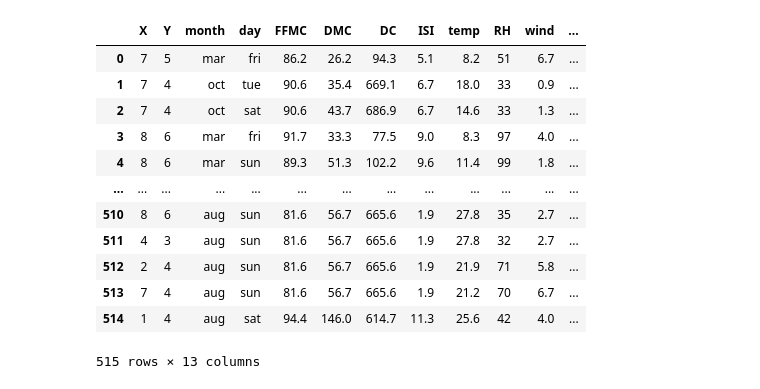
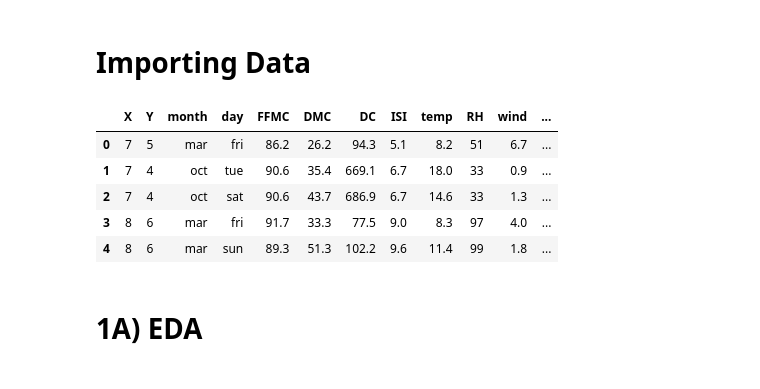
Before and after one commit to hasanhaider2468/STAT-6430, a Jupyter notebook: Project_2/Problem_1.ipynb, the cells around one changed output. Saved outputs shown, nothing was run; the diff lists cells and outputs as text; code cells hidden in the pictures.

```diff
--- a/Project_2/Problem_1.ipynb
+++ b/Project_2/Problem_1.ipynb
@@ -1,20 +1,23 @@
+# %% [markdown]
+# Importing Data
 # %%
 import pandas as pd
+import matplotlib.pyplot as plt
+import seaborn as sns
+import numpy as np
+from sklearn.model_selection import train_test_split
+from sklearn.preprocessing import StandardScaler
+from sklearn.linear_model import LinearRegression
+from sklearn.preprocessing import LabelEncoder
 
-df = pd.read_csv('forestfires.csv')
+data = pd.read_csv('forestfires.csv')
+data.head()
+# %% [output]
+|  | X | Y | month | day | FFMC | DMC | DC | ISI | temp | RH | wind | ... |
+| 0 | 7 | 5 | mar | fri | 86.2 | 26.2 | 94.3 | 5.1 | 8.2 | 51 | 6.7 | ... |
+| 1 | 7 | 4 | oct | tue | 90.6 | 35.4 | 669.1 | 6.7 | 18.0 | 33 | 0.9 | ... |
+| 2 | 7 | 4 | oct | sat | 90.6 | 43.7 | 686.9 | 6.7 | 14.6 | 33 | 1.3 | ... |
+| 3 | 8 | 6 | mar | fri | 91.7 | 33.3 | 77.5 | 9.0 | 8.3 | 97 | 4.0 | ... |
+| 4 | 8 | 6 | mar | sun | 89.3 | 51.3 | 102.2 | 9.6 | 11.4 | 99 | 1.8 | ... |
-# %%
-df
-# %% [output]
-|  | X | Y | month | day | FFMC | DMC | DC | ISI | temp | RH | wind | ... |
-| 0 | 7 | 5 | mar | fri | 86.2 | 26.2 | 94.3 | 5.1 | 8.2 | 51 | 6.7 | ... |
-| 1 | 7 | 4 | oct | tue | 90.6 | 35.4 | 669.1 | 6.7 | 18.0 | 33 | 0.9 | ... |
-| 2 | 7 | 4 | oct | sat | 90.6 | 43.7 | 686.9 | 6.7 | 14.6 | 33 | 1.3 | ... |
-| 3 | 8 | 6 | mar | fri | 91.7 | 33.3 | 77.5 | 9.0 | 8.3 | 97 | 4.0 | ... |
-| 4 | 8 | 6 | mar | sun | 89.3 | 51.3 | 102.2 | 9.6 | 11.4 | 99 | 1.8 | ... |
-| ... | ... | ... | ... | ... | ... | ... | ... | ... | ... | ... | ... | ... |
-| 510 | 8 | 6 | aug | sun | 81.6 | 56.7 | 665.6 | 1.9 | 27.8 | 35 | 2.7 | ... |
-| 511 | 4 | 3 | aug | sun | 81.6 | 56.7 | 665.6 | 1.9 | 27.8 | 32 | 2.7 | ... |
-| 512 | 2 | 4 | aug | sun | 81.6 | 56.7 | 665.6 | 1.9 | 21.9 | 71 | 5.8 | ... |
-| 513 | 7 | 4 | aug | sun | 81.6 | 56.7 | 665.6 | 1.9 | 21.2 | 70 | 6.7 | ... |
-| 514 | 1 | 4 | aug | sat | 94.4 | 146.0 | 614.7 | 11.3 | 25.6 | 42 | 4.0 | ... |
-515 rows × 13 columns
+# %% [markdown]
+# 1A) EDA
```
Also changed, not shown: parts of 20 cells of this notebook.
